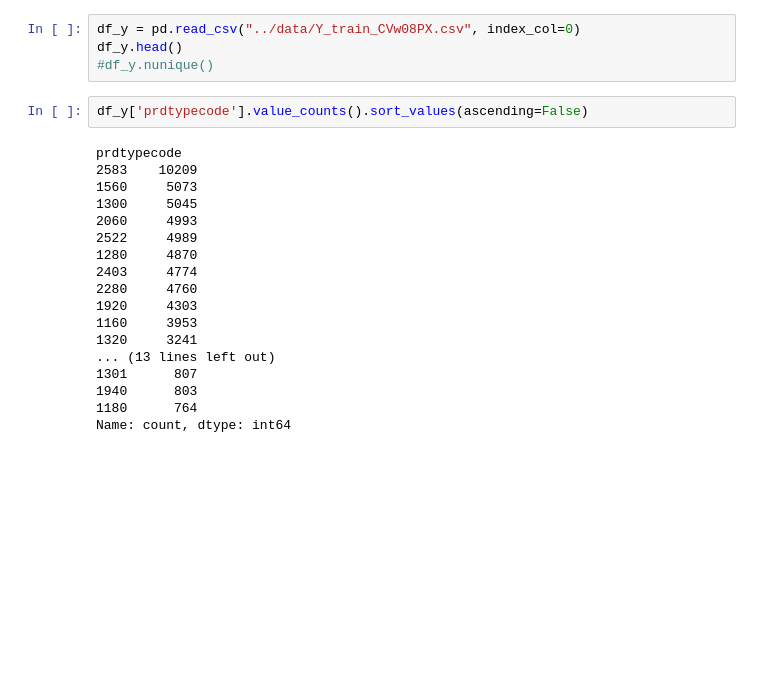
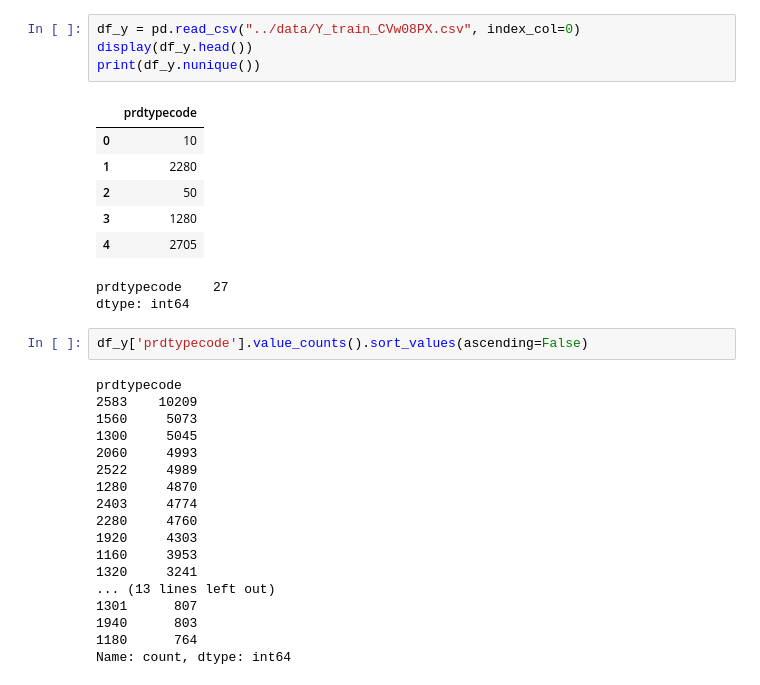
Before and after one commit to kameleeto/challenge_Rakuten, a Jupyter notebook: notebooks/1-exploration.ipynb, the cells around one changed output. Drawn from its saved outputs; the diff is of its cells as text; blank space fills up the shorter version.

```diff
--- a/notebooks/1-exploration.ipynb
+++ b/notebooks/1-exploration.ipynb
@@ -39,7 +60,16 @@ memory usage: 3.2+ MB
 # %%
 df_y = pd.read_csv("../data/Y_train_CVw08PX.csv", index_col=0)
-df_y.head()
-#df_y.nunique()
+display(df_y.head())
+print(df_y.nunique())
+# %% [output]
+|  | prdtypecode |
+| 0 | 10 |
+| 1 | 2280 |
+| 2 | 50 |
+| 3 | 1280 |
+| 4 | 2705 |
+prdtypecode    27
+dtype: int64
 # %%
 df_y['prdtypecode'].value_counts().sort_values(ascending=False)
 # %% [output]
```
Also changed, not shown: parts of 4 cells of this notebook.
